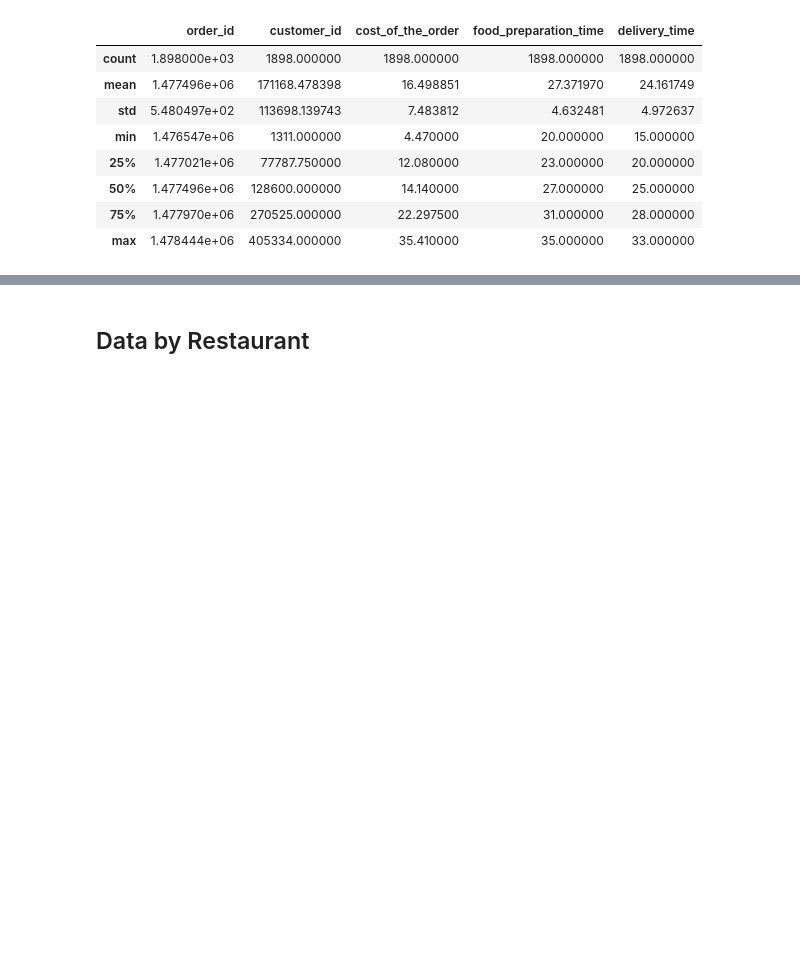
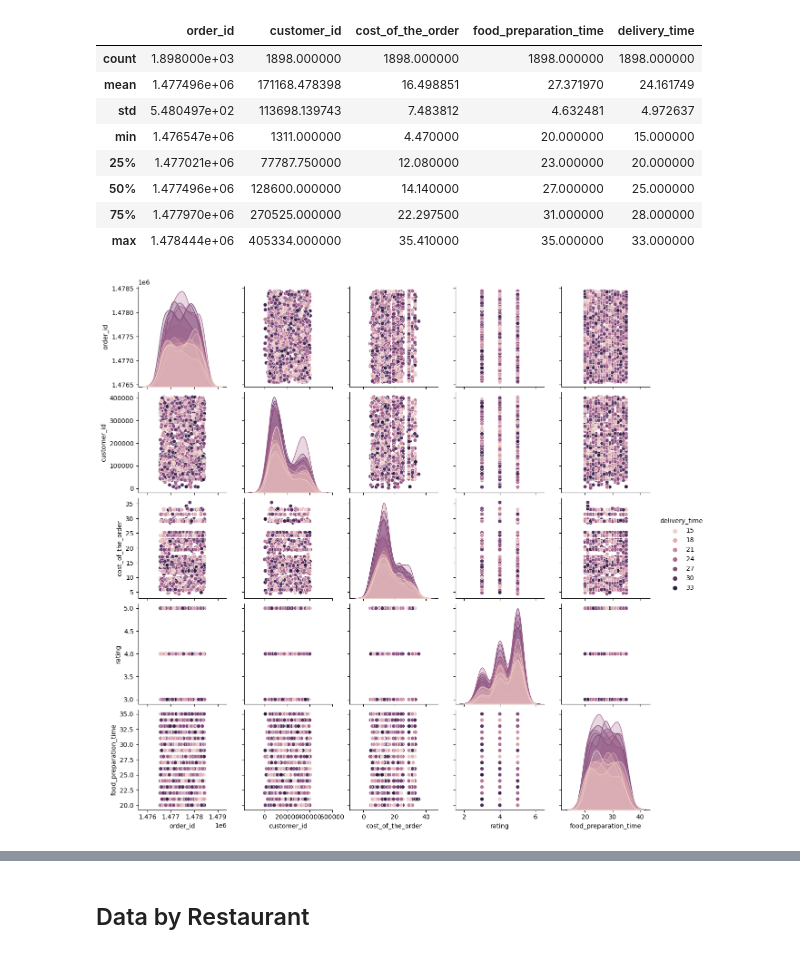
Before and after one commit to MausVII/nyc_restaurants_pandas_exploration, a Jupyter notebook: exploration.ipynb, the cells around one changed output, grey strips where cells are left out. Drawn from its saved outputs; the diff is of its cells as text; code cells hidden in the pictures; blank space fills up the shorter version.

```diff
--- a/exploration.ipynb
+++ b/exploration.ipynb
@@ -45,6 +59,13 @@ df.describe()
 | 50% | 1.477496e+06 | 128600.000000 | 14.140000 | 27.000000 | 25.000000 |
 | 75% | 1.477970e+06 | 270525.000000 | 22.297500 | 31.000000 | 28.000000 |
 | max | 1.478444e+06 | 405334.000000 | 35.410000 | 35.000000 | 33.000000 |
+# %%
+sns.pairplot(df, hue = 'delivery_time');
+
+#sns pairplot to show delivery_time plotted against each variable
+# Easy way to look for quick trends and insights
+# %% [output]
+[figure, added]
 # %%
 most_expensive_order = df.sort_values('cost_of_the_order', ascending=False).head(1)
 most_expensive_order
```
Also changed, not shown: parts of 6 cells of this notebook.
